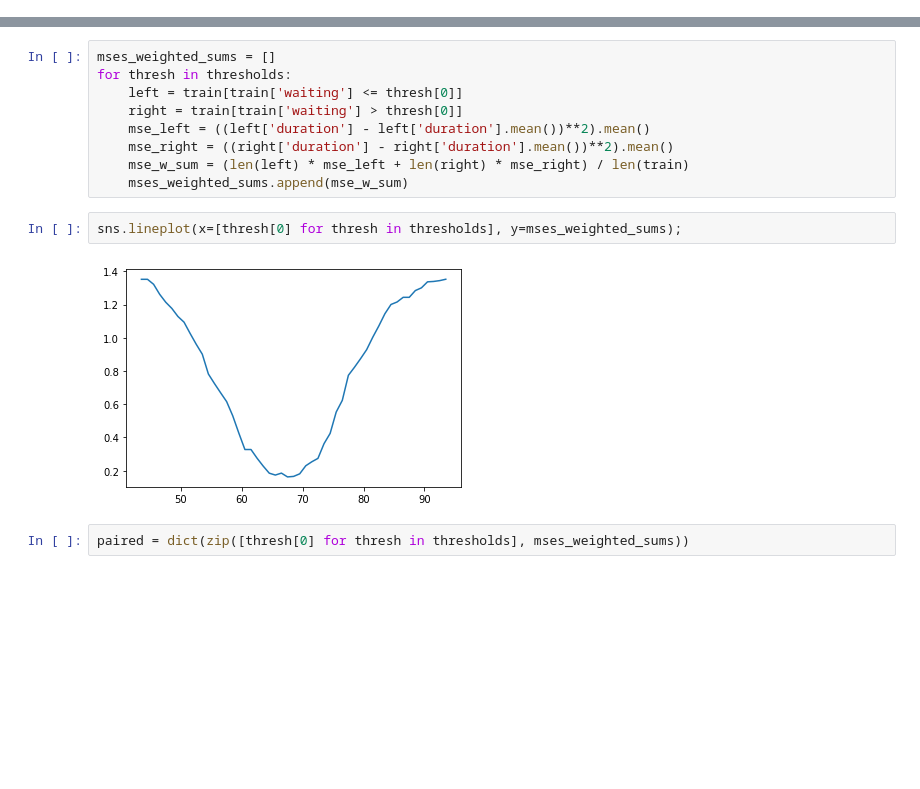
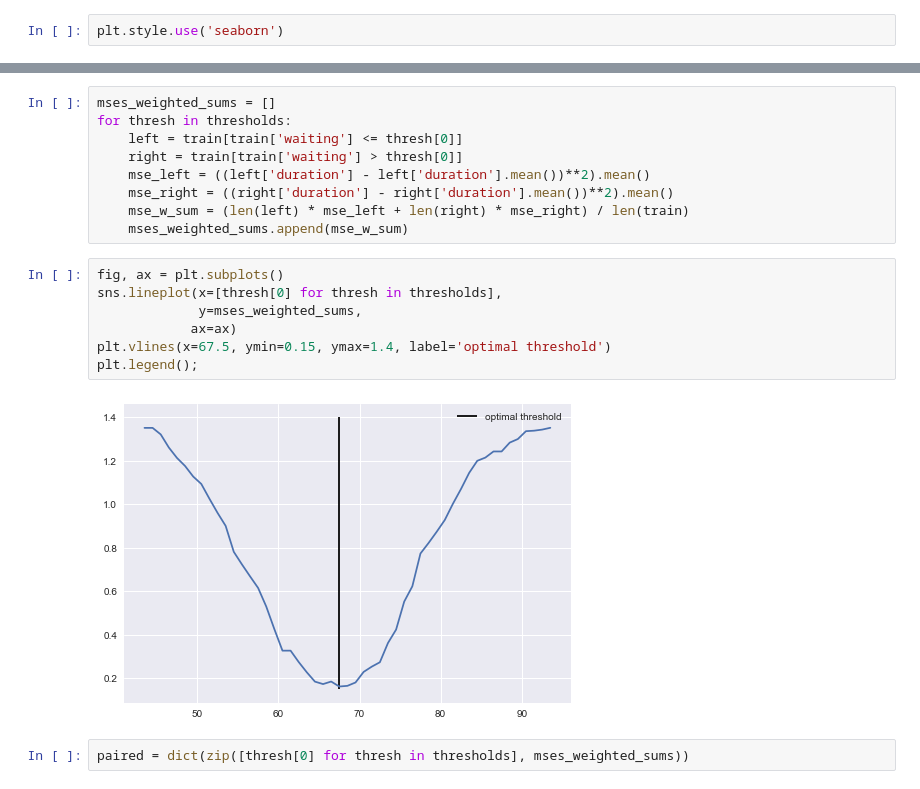
Before and after one commit to flatiron-school/ds-short_video_notebooks, a Jupyter notebook: phase3/regression_tree.ipynb, the cells around one changed output, grey strips where cells are left out. Cells and saved outputs as stored; diff of their text form; blank space fills up the shorter version.

```diff
--- a/phase3/regression_tree.ipynb
+++ b/phase3/regression_tree.ipynb
@@ -9,6 +9,8 @@ import pandas as pd
 import numpy as np
 from matplotlib import pyplot as plt
 import seaborn as sns
+# %%
+plt.style.use('seaborn')
 # %%
 geysers = sns.load_dataset('geyser', usecols=['duration', 'waiting'])
 # %% [markdown]
@@ -119,9 +121,14 @@ for thresh in thresholds:
     mse_w_sum = (len(left) * mse_left + len(right) * mse_right) / len(train)
     mses_weighted_sums.append(mse_w_sum)
 # %%
-sns.lineplot(x=[thresh[0] for thresh in thresholds], y=mses_weighted_sums);
+fig, ax = plt.subplots()
+sns.lineplot(x=[thresh[0] for thresh in thresholds],
+             y=mses_weighted_sums,
+            ax=ax)
+plt.vlines(x=67.5, ymin=0.15, ymax=1.4, label='optimal threshold')
+plt.legend();
 # %% [output]
-[figure, old version]
+[figure, new version]
 # %%
 paired = dict(zip([thresh[0] for thresh in thresholds], mses_weighted_sums))
 # %%
```
Also changed, not shown: parts of 2 cells of this notebook, 2 other files.
